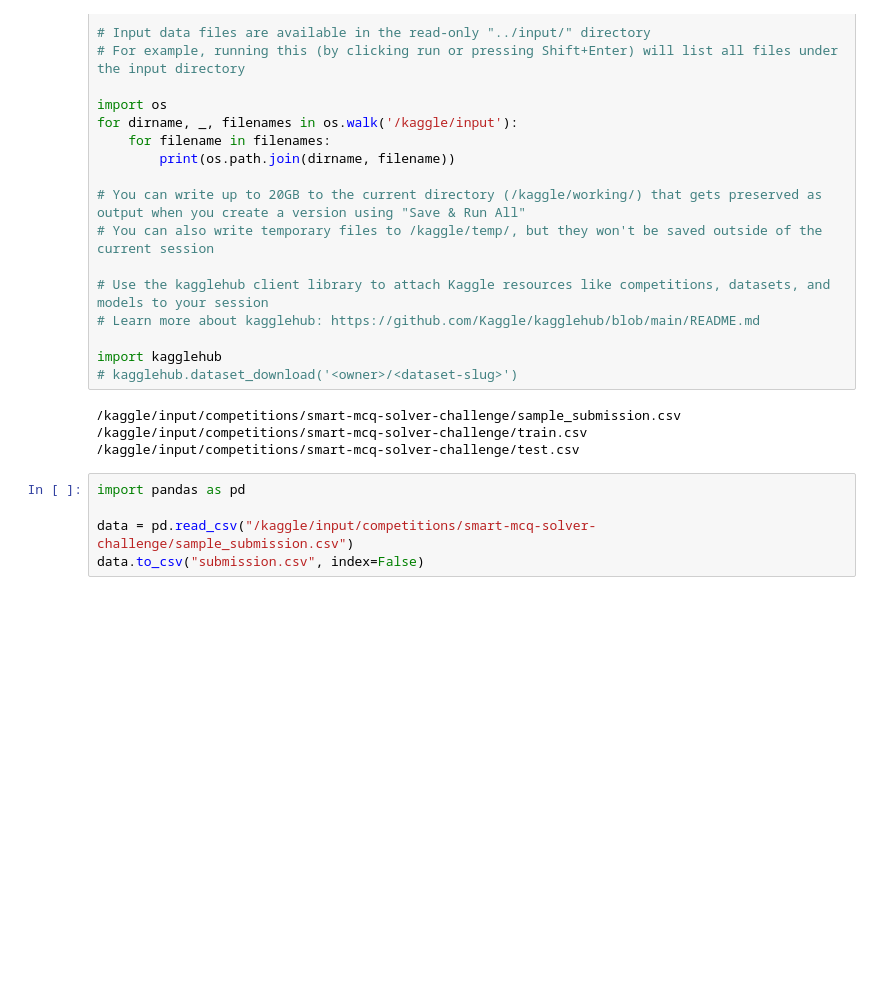
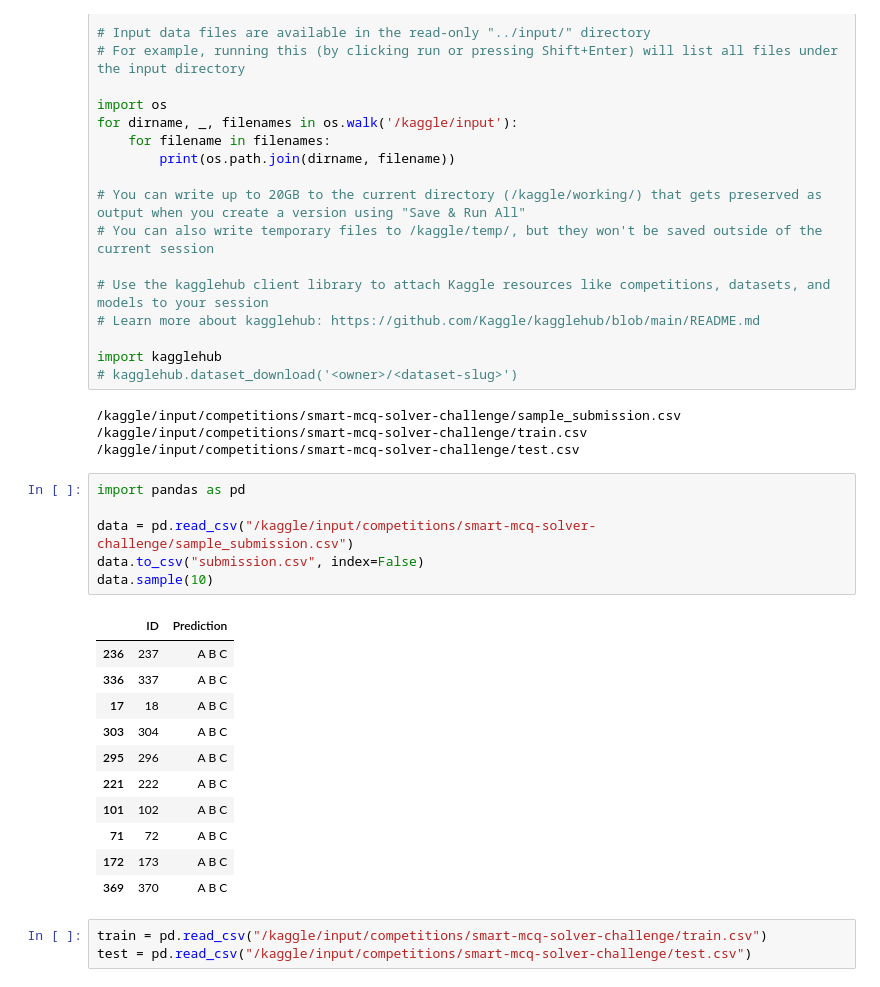
Before and after one commit to Aryan-kashyap25/smart-MCQ-Solver-Challenge, a Jupyter notebook: kaggle-notebook.ipynb, the cells around one changed output. Drawn from its saved outputs; the diff is of its cells as text; blank space fills up the shorter version.

```diff
--- a/kaggle-notebook.ipynb
+++ b/kaggle-notebook.ipynb
@@ -29,5 +29,21 @@ import kagglehub
 # %%
 import pandas as pd
 
 data = pd.read_csv("/kaggle/input/competitions/smart-mcq-solver-challenge/sample_submission.csv")
 data.to_csv("submission.csv", index=False)
+data.sample(10)
+# %% [output]
+|  | ID | Prediction |
+| 236 | 237 | A B C |
+| 336 | 337 | A B C |
+| 17 | 18 | A B C |
+| 303 | 304 | A B C |
+| 295 | 296 | A B C |
+| 221 | 222 | A B C |
+| 101 | 102 | A B C |
+| 71 | 72 | A B C |
+| 172 | 173 | A B C |
+| 369 | 370 | A B C |
+# %%
+train = pd.read_csv("/kaggle/input/competitions/smart-mcq-solver-challenge/train.csv")
+test = pd.read_csv("/kaggle/input/competitions/smart-mcq-solver-challenge/test.csv")
```
Also changed, not shown: parts of 11 cells of this notebook.
